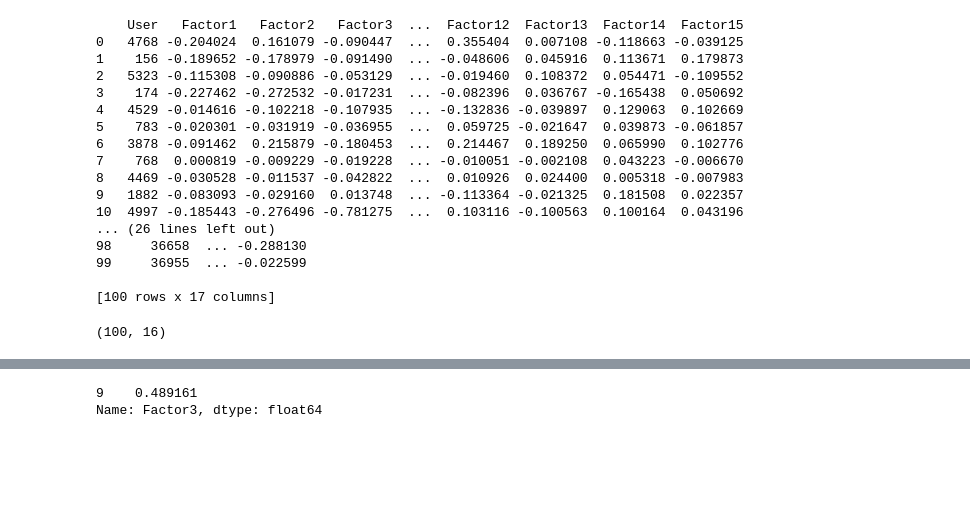
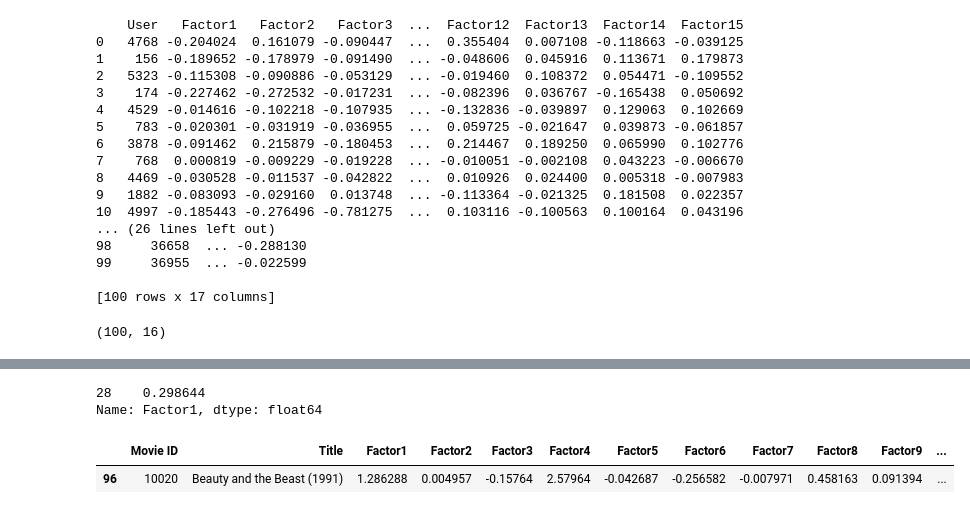
Before and after one commit to monali0802/CE888, a Jupyter notebook: Lab_4/my_recommender.ipynb, the cells around one changed output, grey strips where cells are left out. Cells and saved outputs as stored; diff of their text form; code cells hidden in the pictures; blank space fills up the shorter version.

```diff
--- a/Lab_4/my_recommender.ipynb
+++ b/Lab_4/my_recommender.ipynb
@@ -315,8 +324,12 @@ Name: Factor3, dtype: float64
 # %%
 items = pd.DataFrame(df_movies)
+
 tmp_item = items
-print(tmp_item[items['Movie ID'] == 85]['Factor3'])
+print(tmp_item[items['Movie ID'] == 243]['Factor1'])
+items.loc[items['Movie ID'] == 10020]
 # %% [output]
-9    0.489161
-Name: Factor3, dtype: float64
+28    0.298644
+Name: Factor1, dtype: float64
+|  | Movie ID | Title | Factor1 | Factor2 | Factor3 | Factor4 | Factor5 | Factor6 | Factor7 | Factor8 | Factor9 | ... |
+| 96 | 10020 | Beauty and the Beast (1991) | 1.286288 | 0.004957 | -0.15764 | 2.57964 | -0.042687 | -0.256582 | -0.007971 | 0.458163 | 0.091394 | ... |
 # %%
```
Also changed, not shown: parts of 9 cells of this notebook.
